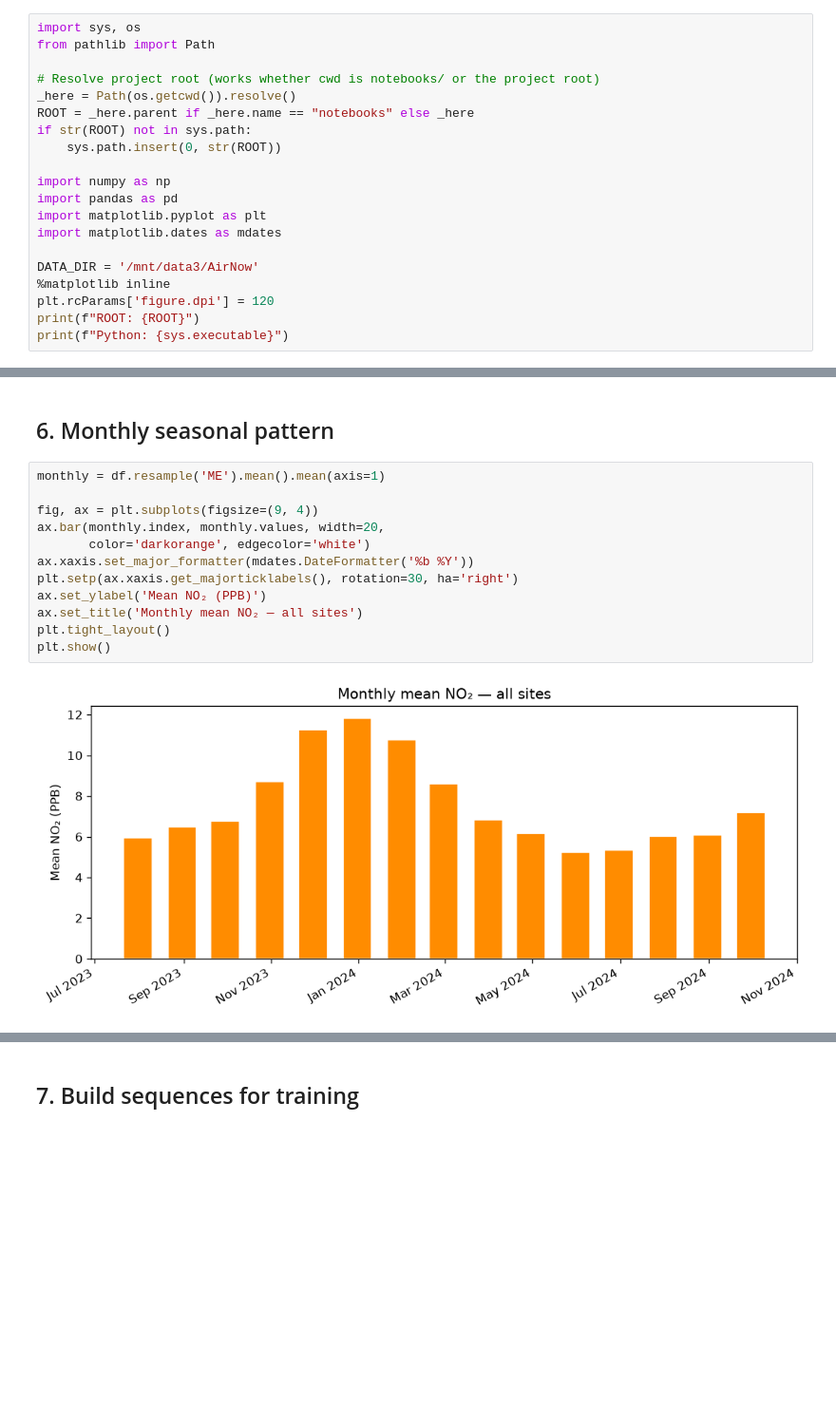
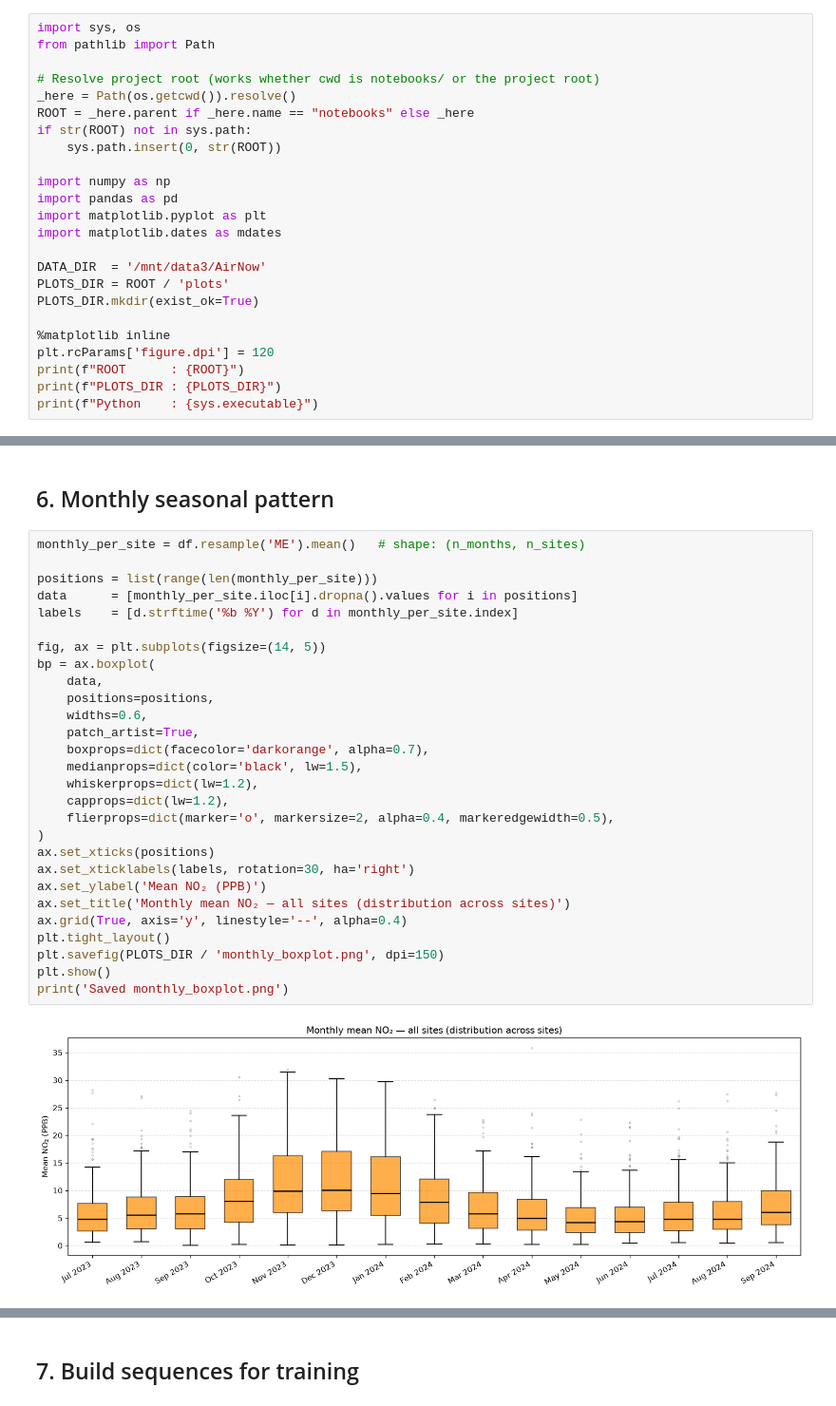
Before and after one commit to leeisabelle1118/no2-forecasting, a Jupyter notebook: notebooks/01_explore_airnow.ipynb, the cells around one changed output, grey strips where cells are left out. Shown at 95% size. Drawn from its saved outputs; the diff is of its cells as text; blank space fills up the shorter version.

```diff
--- a/notebooks/01_explore_airnow.ipynb
+++ b/notebooks/01_explore_airnow.ipynb
@@ -19,9 +19,13 @@ import pandas as pd
 import matplotlib.pyplot as plt
 import matplotlib.dates as mdates
 
-DATA_DIR = '/mnt/data3/AirNow'
+DATA_DIR  = '/mnt/data3/AirNow'
+PLOTS_DIR = ROOT / 'plots'
+PLOTS_DIR.mkdir(exist_ok=True)
+
 %matplotlib inline
 plt.rcParams['figure.dpi'] = 120
-print(f"ROOT: {ROOT}")
-print(f"Python: {sys.executable}")
+print(f"ROOT      : {ROOT}")
+print(f"PLOTS_DIR : {PLOTS_DIR}")
+print(f"Python    : {sys.executable}")
 # %% [output]
@@ -164,16 +169,32 @@ plt.show()
 # %% [markdown]
 ## 6. Monthly seasonal pattern
 # %%
-monthly = df.resample('ME').mean().mean(axis=1)
+monthly_per_site = df.resample('ME').mean()   # shape: (n_months, n_sites)
 
-fig, ax = plt.subplots(figsize=(9, 4))
-ax.bar(monthly.index, monthly.values, width=20,
-       color='darkorange', edgecolor='white')
-ax.xaxis.set_major_formatter(mdates.DateFormatter('%b %Y'))
-plt.setp(ax.xaxis.get_majorticklabels(), rotation=30, ha='right')
+positions = list(range(len(monthly_per_site)))
+data      = [monthly_per_site.iloc[i].dropna().values for i in positions]
+labels    = [d.strftime('%b %Y') for d in monthly_per_site.index]
+
+fig, ax = plt.subplots(figsize=(14, 5))
+bp = ax.boxplot(
+    data,
+    positions=positions,
+    widths=0.6,
+    patch_artist=True,
+    boxprops=dict(facecolor='darkorange', alpha=0.7),
+    medianprops=dict(color='black', lw=1.5),
+    whiskerprops=dict(lw=1.2),
+    capprops=dict(lw=1.2),
+    flierprops=dict(marker='o', markersize=2, alpha=0.4, markeredgewidth=0.5),
+)
+ax.set_xticks(positions)
+ax.set_xticklabels(labels, rotation=30, ha='right')
 ax.set_ylabel('Mean NO₂ (PPB)')
-ax.set_title('Monthly mean NO₂ — all sites')
+ax.set_title('Monthly mean NO₂ — all sites (distribution across sites)')
+ax.grid(True, axis='y', linestyle='--', alpha=0.4)
 plt.tight_layout()
+plt.savefig(PLOTS_DIR / 'monthly_boxplot.png', dpi=150)
 plt.show()
+print('Saved monthly_boxplot.png')
 # %% [output]
-[figure, old version]
+[figure, new version]
```
Also changed, not shown: parts of 6 cells of this notebook.
